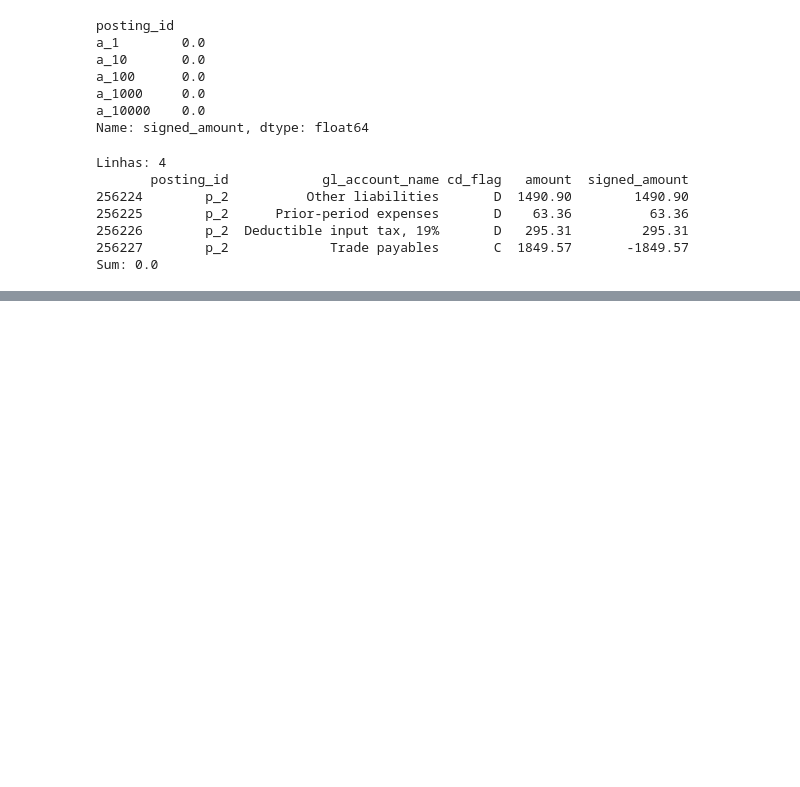
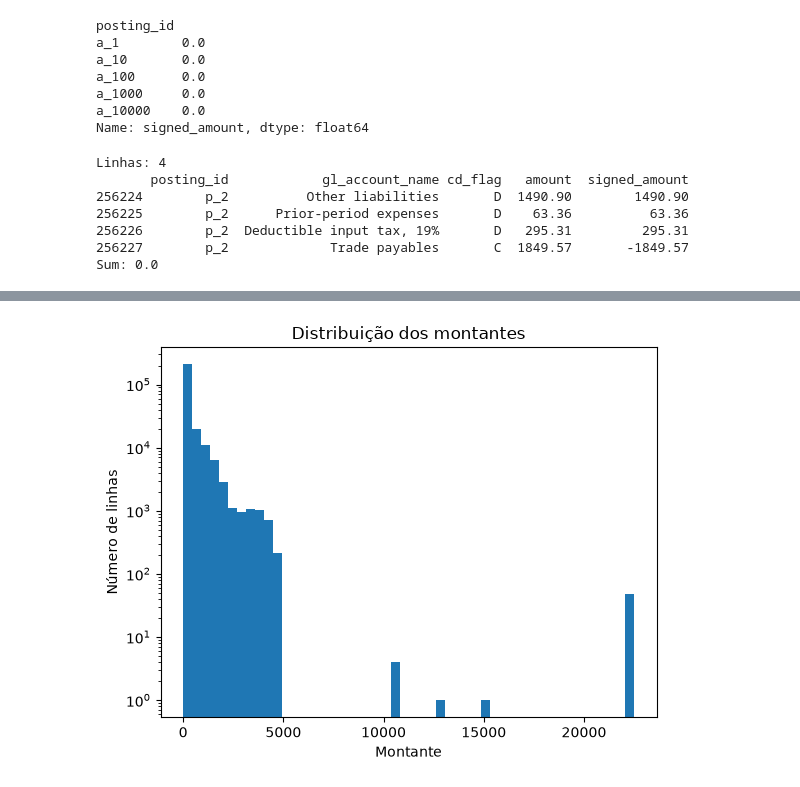
Before and after one commit to PauloMoreira467/AI-ledger-guard, a Jupyter notebook: notebooks/01_exploracao.ipynb, the cells around one changed output, grey strips where cells are left out. Saved outputs shown, nothing was run; the diff lists cells and outputs as text; code cells hidden in the pictures; blank space fills up the shorter version.

```diff
--- a/notebooks/01_exploracao.ipynb
+++ b/notebooks/01_exploracao.ipynb
@@ -176 +184,5 @@ Lançamentos com total diferente de zero: 19452
 Lançamentos desequilibrados: 0
+# %%
+df["prefixo"] = df["posting_id"].str.split("_").str[0]
+print(df[["posting_id", "prefixo"]].head())
+print(df["prefixo"].value_counts())
@@ -176,0 +308,9 @@ Lançamentos desequilibrados: 0
+# %%
+plt.hist(df["amount"], bins=50)
+plt.title("Distribuição dos montantes")
+plt.xlabel("Montante")
+plt.ylabel("Número de linhas")
+plt.yscale("log")
+plt.show()
+# %% [output]
+[figure, added]
```
Also changed, not shown: parts of 11 cells of this notebook.
